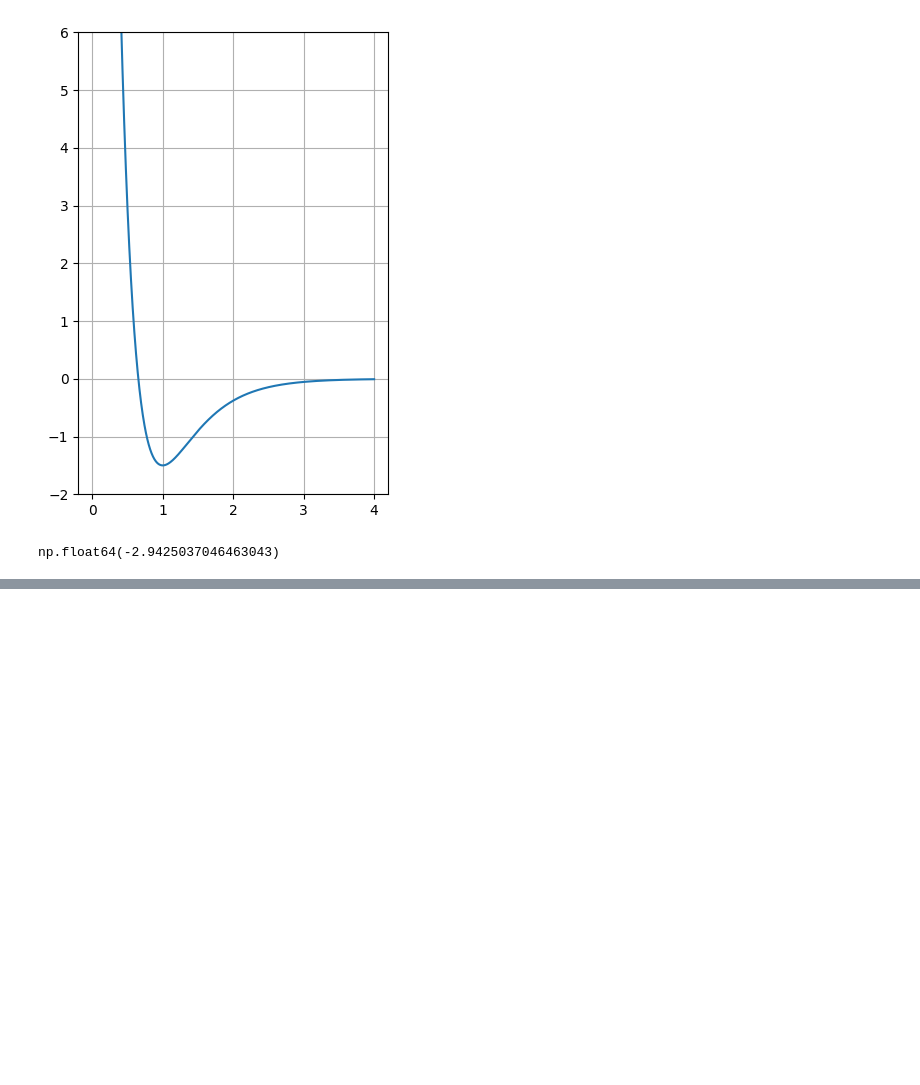
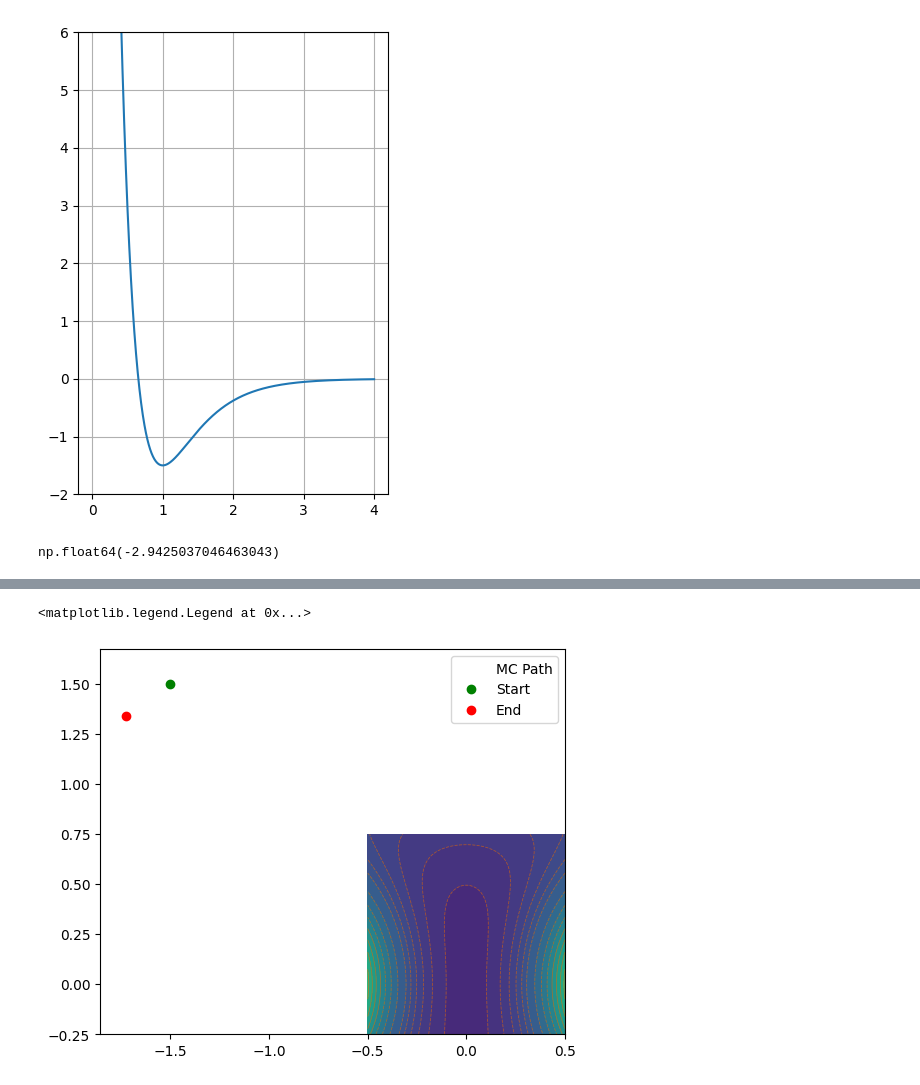
Before and after one commit to Asged/CompPhys, a Jupyter notebook: Week 03/W03B.ipynb, the cells around one changed output, grey strips where cells are left out. Cells and saved outputs as stored; diff of their text form; code cells hidden in the pictures; blank space fills up the shorter version.

```diff
--- a/Week 03/W03B.ipynb
+++ b/Week 03/W03B.ipynb
@@ -48,0 +81,41 @@ AttributeError: 'AtomicCluster' object has no attribute 'V'
+# %%
+class AtomicClusterWithRattleOfFirstAtom(AtomicCluster):
+    def rattle_first_atom (self,A=0.01):
+        index = 0
+        delta_r = A*np.random.randn(2)
+        self.pos[index ,:] += delta_r
+# %%
+cluster = AtomicClusterWithRattleOfFirstAtom(morse, pos=pos0, static=[False, True, True])
+
+def monte_carlo_quench(cluster, N, kT=0.15):
+    trajectory = [cluster.get_positions()[0].copy()]  # Store initial position of atom 0
+
+    for _ in range(N):
+        test = cluster.copy()
+        test.rattle_first_atom(A=0.01)
+        delta_e = test.potential_energy - cluster.potential_energy
+        if delta_e < 0 or np.random.rand() < np.exp(-delta_e / kT):
+            cluster.set_positions(test.get_positions())
+
+        trajectory.append(cluster.get_positions()[0].copy())  # Record position after step
+
+    return cluster, np.array(trajectory)
+# %%
+# Initialize cluster and run simulation
+cluster = AtomicClusterWithRattleOfFirstAtom(morse, pos=pos0, static=[False, True, True])
+final_cluster, traj = monte_carlo_quench(cluster, N=500)
+
+# Plot potential energy background
+fig, ax = plt.subplots(figsize=(6, 5))
+cf = ax.contourf(xd, yd, zd, levels=levels, cmap="viridis")
+ax.contour(xd, yd, zd, levels=levels, colors="#E66100", linewidths=0.6, alpha=0.6)
+
+# Plot Monte Carlo Trajectory
+ax.plot(traj[:, 0], traj[:, 1], color="white", linewidth=1, alpha=0.7, label="MC Path")
+ax.plot(traj[0, 0], traj[0, 1], "go", markersize=6, label="Start")       # Green start point
+ax.plot(traj[-1, 0], traj[-1, 1], "ro", markersize=6, label="End")       # Red end point
+
+ax.legend(loc="upper right")
+# %% [output]
+<matplotlib.legend.Legend at 0x...>
+[figure, added]
```
Also changed, not shown: parts of 4 cells of this notebook, 9 other files.
